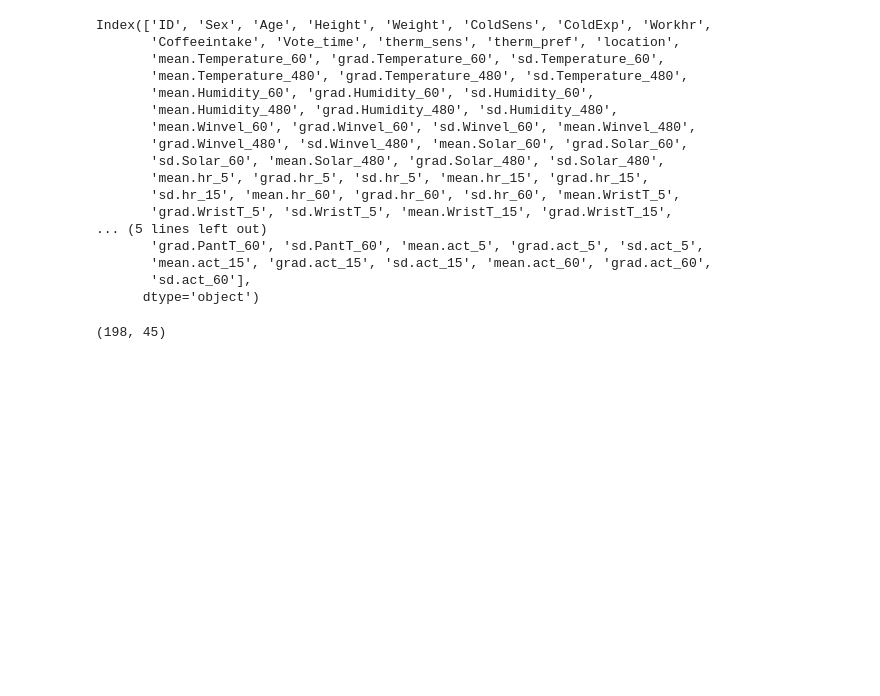
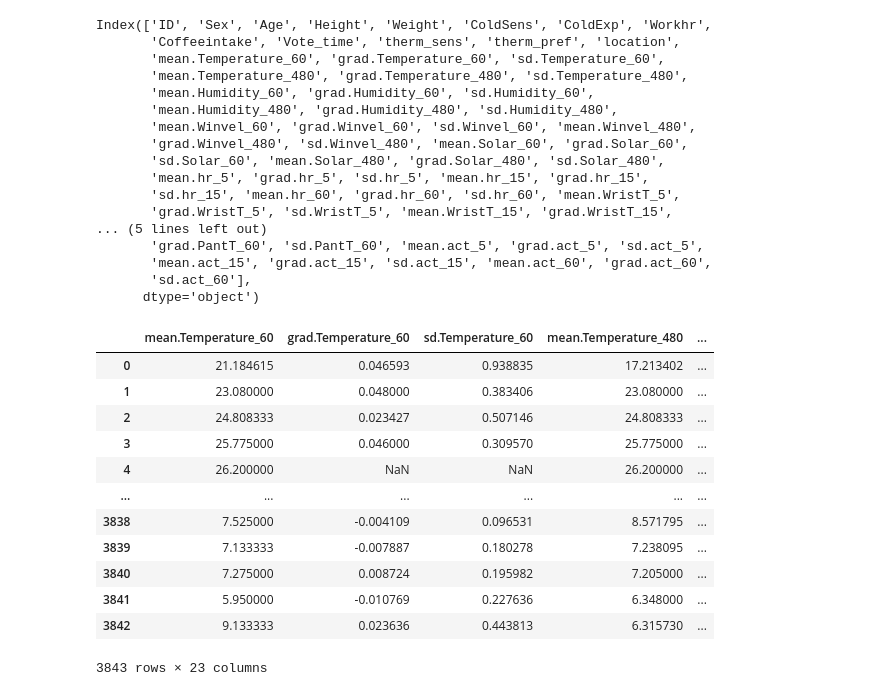
Before and after one commit to mahimanzum/Spatiotemporal_GNN, a Jupyter notebook: liu_dataset.ipynb, the cells around one changed output. Saved outputs shown, nothing was run; the diff lists cells and outputs as text; code cells hidden in the pictures; blank space fills up the shorter version.

```diff
--- a/liu_dataset.ipynb
+++ b/liu_dataset.ipynb
@@ -191,5 +191,23 @@ df_occ14_phy = df_occ14.filter(['mean.hr_5', 'grad.hr_5', 'sd.hr_5', 'mean.hr_15
                           'mean.PantT_5', 'grad.PantT_5', 'sd.PantT_5', 'mean.PantT_15', 'grad.PantT_15', 'sd.PantT_15', 'mean.PantT_60','grad.PantT_60', 'sd.PantT_60',
                           'mean.act_5', 'grad.act_5', 'sd.act_5','mean.act_15', 'grad.act_15', 'sd.act_15', 'mean.act_60', 'grad.act_60', 'sd.act_60'])
 # %%
+df_env = df.filter(['mean.Temperature_60', 'grad.Temperature_60', 'sd.Temperature_60', 'mean.Temperature_480', 'grad.Temperature_480', 'sd.Temperature_480',
+                    'mean.Humidity_60', 'grad.Humidity_60', 'sd.Humidity_60', 'mean.Humidity_480', 'grad.Humidity_480', 'sd.Humidity_480',
+                    'mean.Winvel_60', 'grad.Winvel_60', 'sd.Winvel_60', 'mean.Winvel_480','grad.Winvel_480', 'sd.Winvel_480',
+                    'mean.Solar_60', 'grad.Solar_60', 'sd.Solar_60', 'mean.Solar_480', 'grad.Solar_480', 'sd.Solar_48'])
-# %% [output]
-(198, 45)
+# %%
+df_env
+# %% [output]
+|  | mean.Temperature_60 | grad.Temperature_60 | sd.Temperature_60 | mean.Temperature_480 | ... |
+| 0 | 21.184615 | 0.046593 | 0.938835 | 17.213402 | ... |
+| 1 | 23.080000 | 0.048000 | 0.383406 | 23.080000 | ... |
+| 2 | 24.808333 | 0.023427 | 0.507146 | 24.808333 | ... |
+| 3 | 25.775000 | 0.046000 | 0.309570 | 25.775000 | ... |
+| 4 | 26.200000 | NaN | NaN | 26.200000 | ... |
+| ... | ... | ... | ... | ... | ... |
+| 3838 | 7.525000 | -0.004109 | 0.096531 | 8.571795 | ... |
+| 3839 | 7.133333 | -0.007887 | 0.180278 | 7.238095 | ... |
+| 3840 | 7.275000 | 0.008724 | 0.195982 | 7.205000 | ... |
+| 3841 | 5.950000 | -0.010769 | 0.227636 | 6.348000 | ... |
+| 3842 | 9.133333 | 0.023636 | 0.443813 | 6.315730 | ... |
+3843 rows × 23 columns
```
Also changed, not shown: parts of 5 cells of this notebook, 3 other files.
